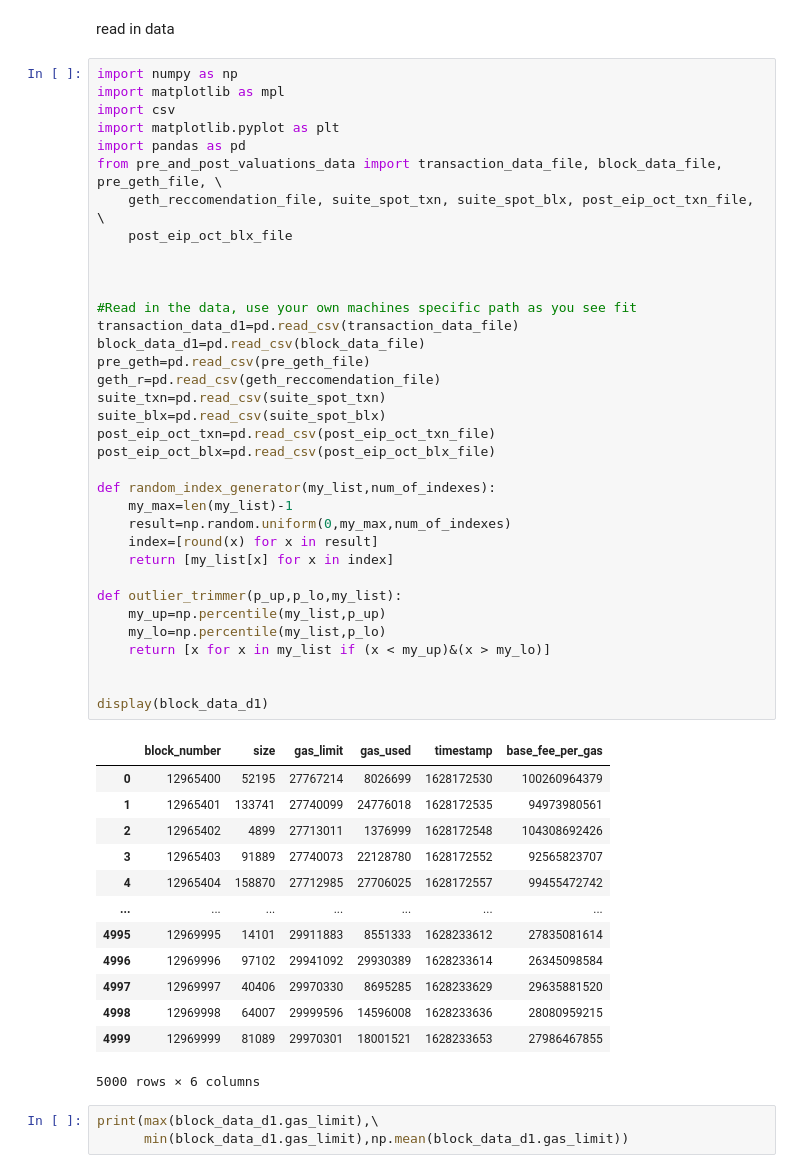
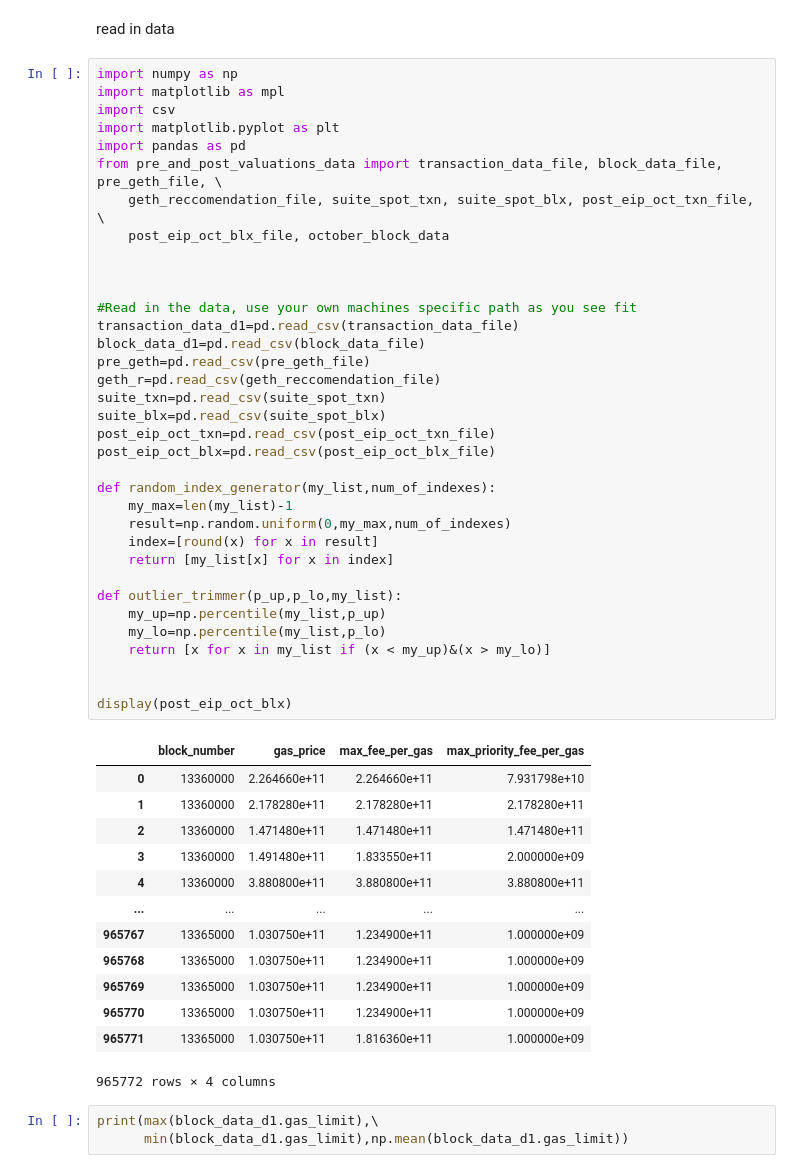
Before and after one commit to teohyikhaw/camcos, a Jupyter notebook: post_eip_valuations_pt2.ipynb, the cells around one changed output. Cells and saved outputs as stored; diff of their text form.

```diff
--- a/post_eip_valuations_pt2.ipynb
+++ b/post_eip_valuations_pt2.ipynb
@@ -7,48 +7,48 @@ import csv
 import matplotlib.pyplot as plt
 import pandas as pd
 from pre_and_post_valuations_data import transaction_data_file, block_data_file, pre_geth_file, \
     geth_reccomendation_file, suite_spot_txn, suite_spot_blx, post_eip_oct_txn_file, \
-    post_eip_oct_blx_file
+    post_eip_oct_blx_file, october_block_data
 
 
 
 #Read in the data, use your own machines specific path as you see fit
 transaction_data_d1=pd.read_csv(transaction_data_file)
 block_data_d1=pd.read_csv(block_data_file)
 pre_geth=pd.read_csv(pre_geth_file)
 geth_r=pd.read_csv(geth_reccomendation_file)
 suite_txn=pd.read_csv(suite_spot_txn)
 suite_blx=pd.read_csv(suite_spot_blx)
 post_eip_oct_txn=pd.read_csv(post_eip_oct_txn_file)
 post_eip_oct_blx=pd.read_csv(post_eip_oct_blx_file)
 
 def random_index_generator(my_list,num_of_indexes):
     my_max=len(my_list)-1
     result=np.random.uniform(0,my_max,num_of_indexes)
     index=[round(x) for x in result]
     return [my_list[x] for x in index]
 
 def outlier_trimmer(p_up,p_lo,my_list):
     my_up=np.percentile(my_list,p_up)
     my_lo=np.percentile(my_list,p_lo)
     return [x for x in my_list if (x < my_up)&(x > my_lo)]
 
 
-display(block_data_d1)
+display(post_eip_oct_blx)
 # %% [output]
-|  | block_number | size | gas_limit | gas_used | timestamp | base_fee_per_gas |
-| 0 | 12965400 | 52195 | 27767214 | 8026699 | 1628172530 | 100260964379 |
-| 1 | 12965401 | 133741 | 27740099 | 24776018 | 1628172535 | 94973980561 |
-| 2 | 12965402 | 4899 | 27713011 | 1376999 | 1628172548 | 104308692426 |
-| 3 | 12965403 | 91889 | 27740073 | 22128780 | 1628172552 | 92565823707 |
-| 4 | 12965404 | 158870 | 27712985 | 27706025 | 1628172557 | 99455472742 |
-| ... | ... | ... | ... | ... | ... | ... |
-| 4995 | 12969995 | 14101 | 29911883 | 8551333 | 1628233612 | 27835081614 |
-| 4996 | 12969996 | 97102 | 29941092 | 29930389 | 1628233614 | 26345098584 |
-| 4997 | 12969997 | 40406 | 29970330 | 8695285 | 1628233629 | 29635881520 |
-| 4998 | 12969998 | 64007 | 29999596 | 14596008 | 1628233636 | 28080959215 |
-| 4999 | 12969999 | 81089 | 29970301 | 18001521 | 1628233653 | 27986467855 |
+|  | block_number | gas_price | max_fee_per_gas | max_priority_fee_per_gas |
+| 0 | 13360000 | 2.264660e+11 | 2.264660e+11 | 7.931798e+10 |
+| 1 | 13360000 | 2.178280e+11 | 2.178280e+11 | 2.178280e+11 |
+| 2 | 13360000 | 1.471480e+11 | 1.471480e+11 | 1.471480e+11 |
+| 3 | 13360000 | 1.491480e+11 | 1.833550e+11 | 2.000000e+09 |
+| 4 | 13360000 | 3.880800e+11 | 3.880800e+11 | 3.880800e+11 |
+| ... | ... | ... | ... | ... |
+| 965767 | 13365000 | 1.030750e+11 | 1.234900e+11 | 1.000000e+09 |
+| 965768 | 13365000 | 1.030750e+11 | 1.234900e+11 | 1.000000e+09 |
+| 965769 | 13365000 | 1.030750e+11 | 1.234900e+11 | 1.000000e+09 |
+| 965770 | 13365000 | 1.030750e+11 | 1.234900e+11 | 1.000000e+09 |
+| 965771 | 13365000 | 1.030750e+11 | 1.816360e+11 | 1.000000e+09 |
-5000 rows × 6 columns
+965772 rows × 4 columns
 # %%
 print(max(block_data_d1.gas_limit),\
       min(block_data_d1.gas_limit),np.mean(block_data_d1.gas_limit))
```
Also changed, not shown: parts of 9 cells of this notebook, 17 other files.
